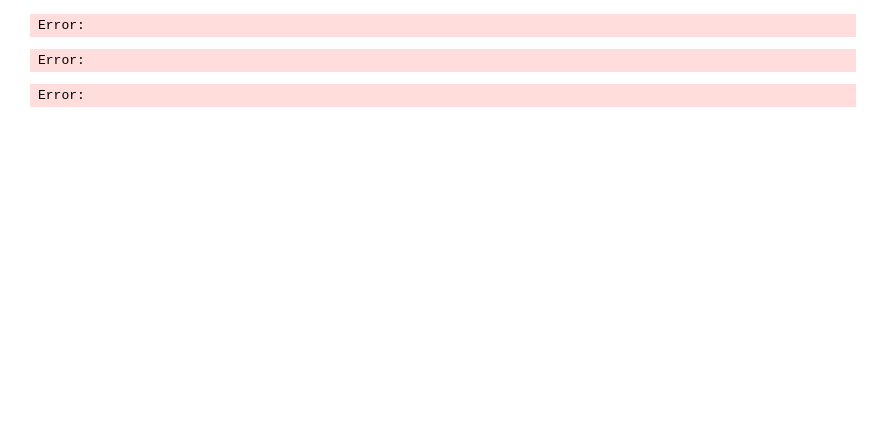
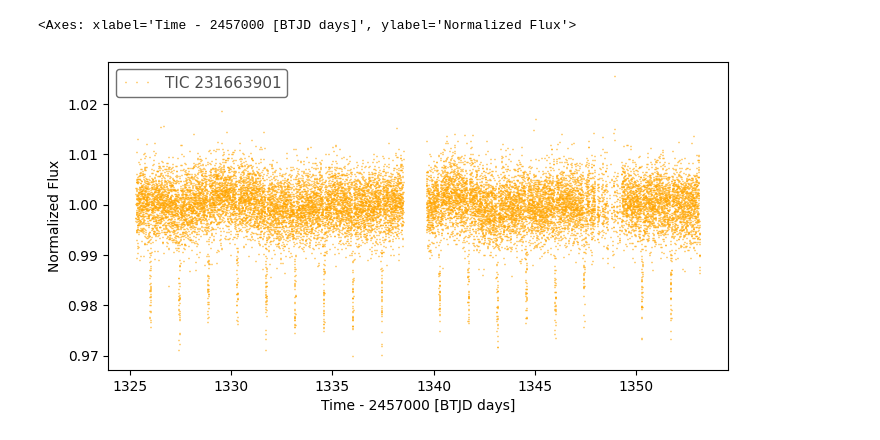
Before and after one commit to Signal-K/sytizen, a Jupyter notebook: deepnote/simpleKurves.ipynb, the cells around one changed output. Cells and saved outputs as stored; diff of their text form; code cells hidden in the pictures; blank space fills up the shorter version.

```diff
--- a/deepnote/simpleKurves.ipynb
+++ b/deepnote/simpleKurves.ipynb
@@ -1,18 +1,14 @@
 # %%
 import matplotlib.pyplot as plt
 import lightkurve as lk
-# %%
-TIC_2 = 'TIC 55525572'
-available_data_all = lk.search_lightcurve(TIC_2, author = 'SPOC')
-available_data_all
-# %% [output]
-Error:
-# %%
-lc_collection = select_sector.download_all() # download all the sectors ([0:4])
-lc_collection
-# %% [output]
-Error:
-# %%
-lc_collection.plot(linewidth = 0, marker = '.')
-# %% [output]
-Error:
+# %%
+TIC = 'TIC 231663901' # Seems like an unconfirmed one
+available_data_select = lk.search_lightcurve(TIC)[0:2]
+lc_collection = available_data_select.download_all().stitch()
+# %%
+%matplotlib inline
+fig, ax = plt.subplots(figsize = (8, 4))
+lc_collection.plot(ax = ax, linewidth = 0, marker = 0, color = 'orange', markersize = 1, alpha = 1)
+# %% [output]
+<Axes: xlabel='Time - 2457000 [BTJD days]', ylabel='Normalized Flux'>
+[figure, added]
```
Also changed, not shown: parts of 3 cells of this notebook.
